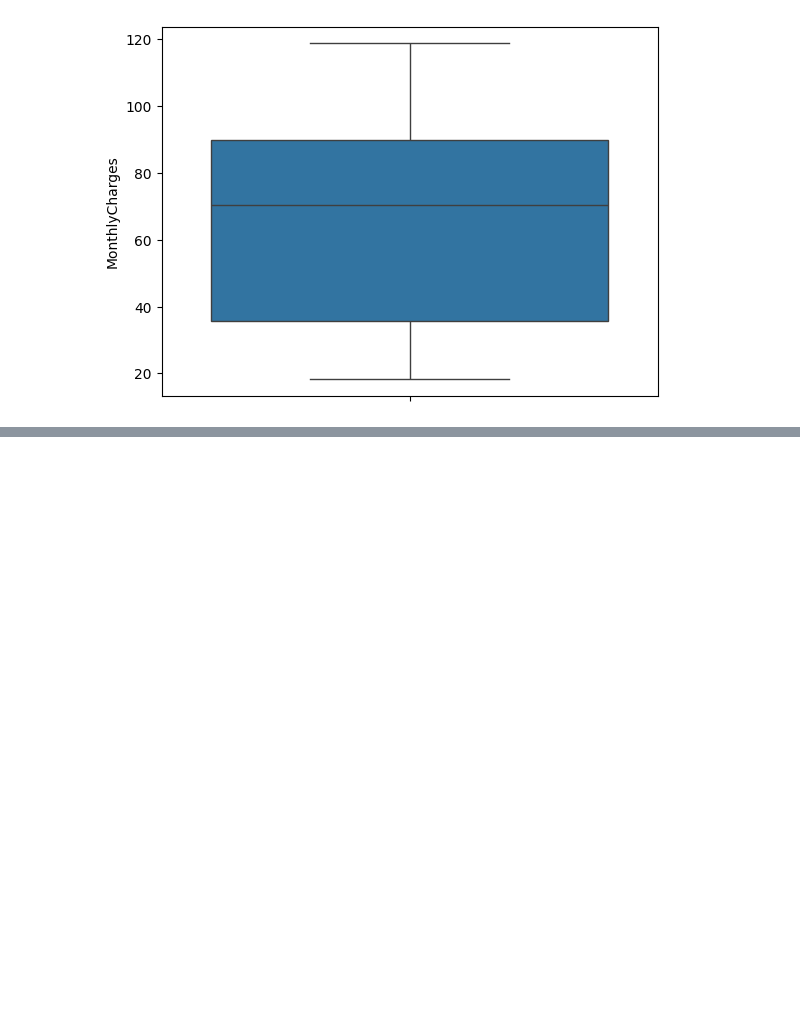
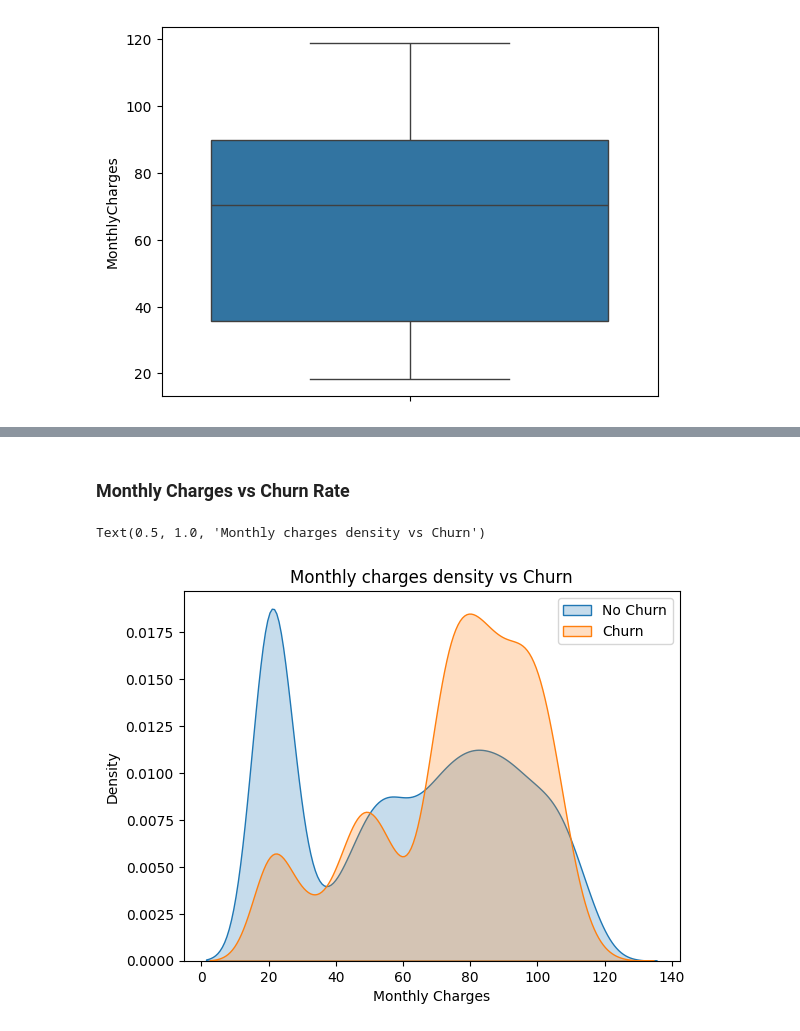
Before and after one commit to corpsedust/NareshIT, a Jupyter notebook: Self-practice/Churn_Project/EDA.ipynb, the cells around one changed output, grey strips where cells are left out. Drawn from its saved outputs; the diff is of its cells as text; code cells hidden in the pictures; blank space fills up the shorter version.

```diff
--- a/Self-practice/Churn_Project/EDA.ipynb
+++ b/Self-practice/Churn_Project/EDA.ipynb
@@ -369,0 +375,13 @@ plt.show()
+# %% [markdown]
+### Monthly Charges vs Churn Rate
+# %%
+month_plot = sns.kdeplot(df.MonthlyCharges[(df["Churn"]) == 0], fill = True)    #filters out the monthly charges corresponding to which Churn does not happen
+month_plot = sns.kdeplot(df.MonthlyCharges[(df["Churn"]) == 1], fill = True)    #filters out complimentary of above
+month_plot.legend(["No Churn", "Churn"], loc = 'upper right')
+month_plot.set_label("Density")
+month_plot.set_xlabel("Monthly Charges")
+month_plot.set_title("Monthly charges density vs Churn")
+plt.show()
+# %% [output]
+Text(0.5, 1.0, 'Monthly charges density vs Churn')
+[figure, added]
```
Also changed, not shown: parts of 8 cells of this notebook, 1 other file.
